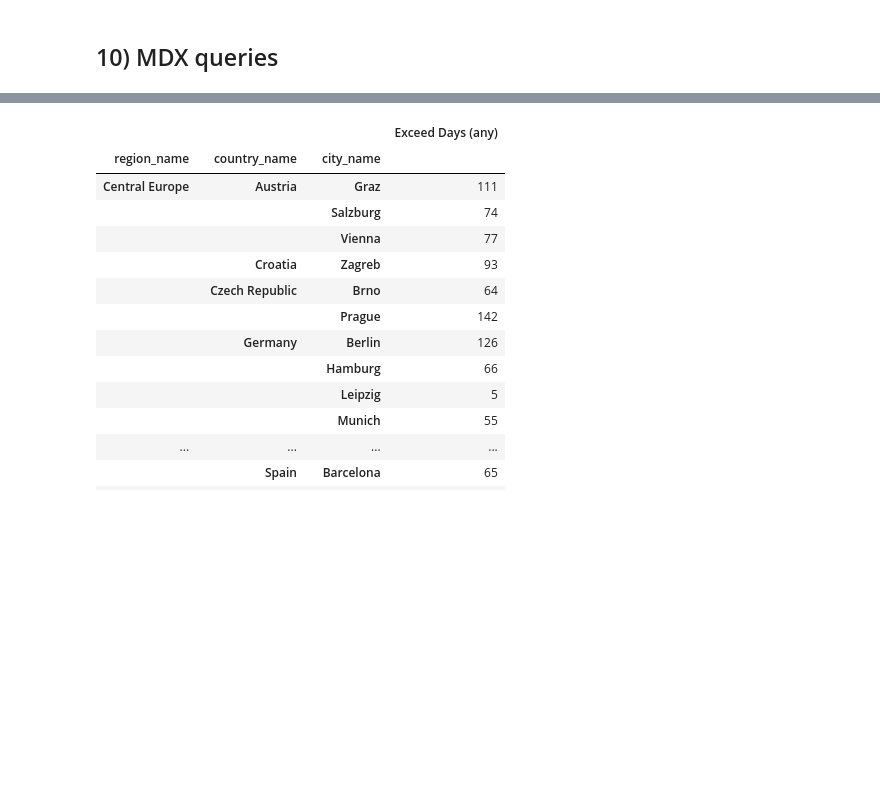
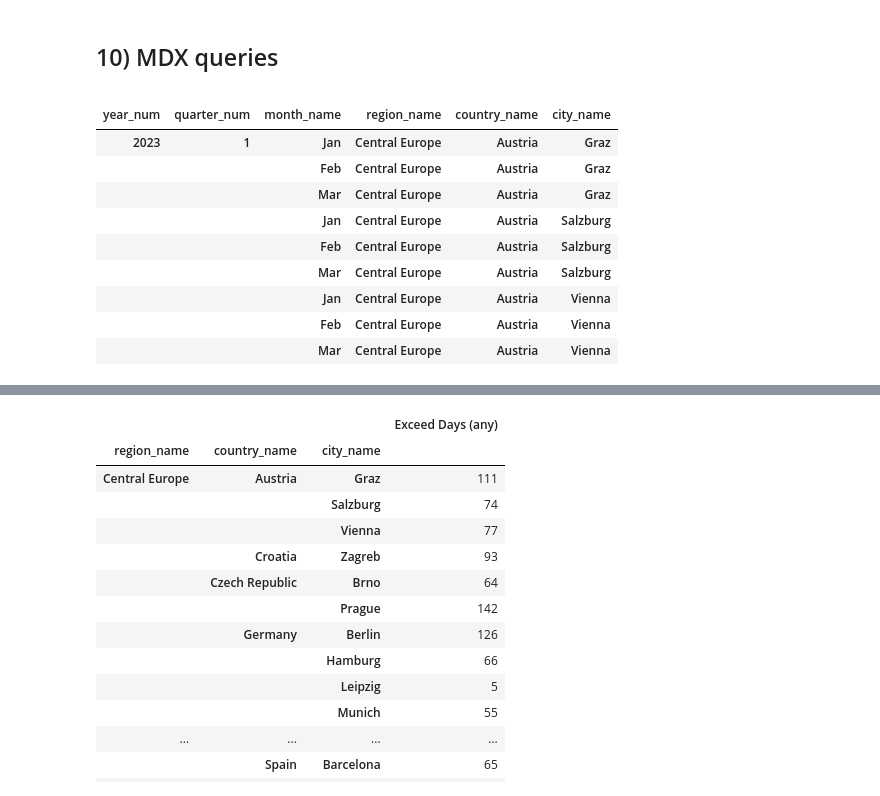
Before and after one commit to philippmoessner/tuwien_bi, a Jupyter notebook: DWH2_080/AirQ_Part2_080.ipynb, the cells around one changed output, grey strips where cells are left out. Saved outputs shown, nothing was run; the diff lists cells and outputs as text; code cells hidden in the pictures; blank space fills up the shorter version.

```diff
--- a/DWH2_080/AirQ_Part2_080.ipynb
+++ b/DWH2_080/AirQ_Part2_080.ipynb
@@ -652,3 +746,42 @@ def mdx(line, cell):
     q = cell.strip()
     df = session.query_mdx(q)   # Atoti returns levels on index, measures as columns
     return df                   # df = _
+# %%
+%%mdx
+-- 2. For parameter O3, show Missing Days in Austria by City × Month for Q1 of 2023.
+-- Return Austrian Cities on rows and the first three months of 2023 (Jan–Mar) on columns.
+
+SELECT
+  {
+    FILTER(
+      Descendants(
+        [dim_timemonth].[Time].[year_num].&[2023],
+        [dim_timemonth].[Time].[month_name]
+      ),
+      [dim_timemonth].[Time].CurrentMember.Name = "Jan"
+        OR [dim_timemonth].[Time].CurrentMember.Name = "Feb"
+        OR [dim_timemonth].[Time].CurrentMember.Name = "Mar"
+    )
+  } ON COLUMNS,
+  NON EMPTY
+    Descendants(
+      [dim_city].[Geo].[country_name].&[Austria],
+      [dim_city].[Geo].[city_name]
+    ) ON ROWS
+FROM [AirQ Cube]
+WHERE (
+  [Measures].[Missing Days],
+  [dim_param].[Param].[param_name].&[O3]
+)
+# %% [output]
+|  |  |  |  |  |  |
+| year_num | quarter_num | month_name | region_name | country_name | city_name |
+| 2023 | 1 | Jan | Central Europe | Austria | Graz |
+|  |  | Feb | Central Europe | Austria | Graz |
+|  |  | Mar | Central Europe | Austria | Graz |
+|  |  | Jan | Central Europe | Austria | Salzburg |
+|  |  | Feb | Central Europe | Austria | Salzburg |
+|  |  | Mar | Central Europe | Austria | Salzburg |
+|  |  | Jan | Central Europe | Austria | Vienna |
+|  |  | Feb | Central Europe | Austria | Vienna |
+|  |  | Mar | Central Europe | Austria | Vienna |
```
Also changed, not shown: parts of 22 cells of this notebook, 12 other files.
